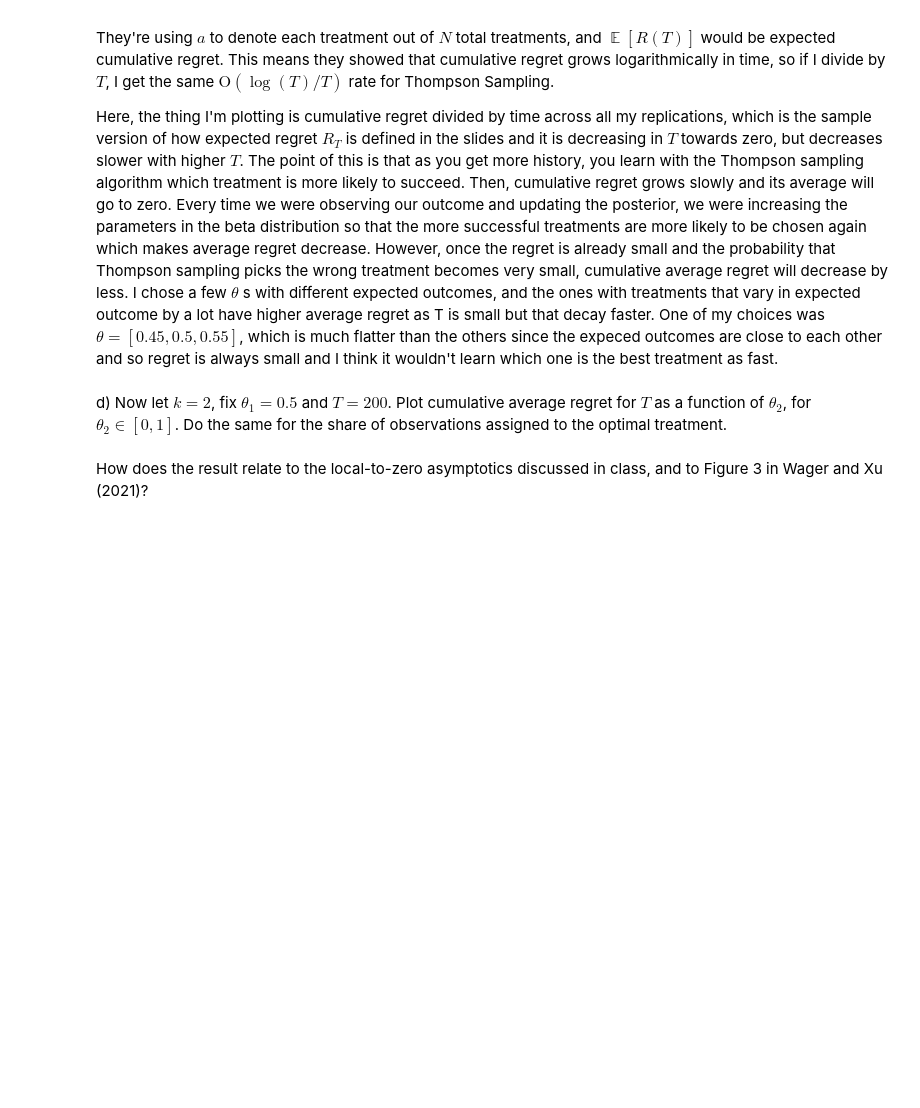
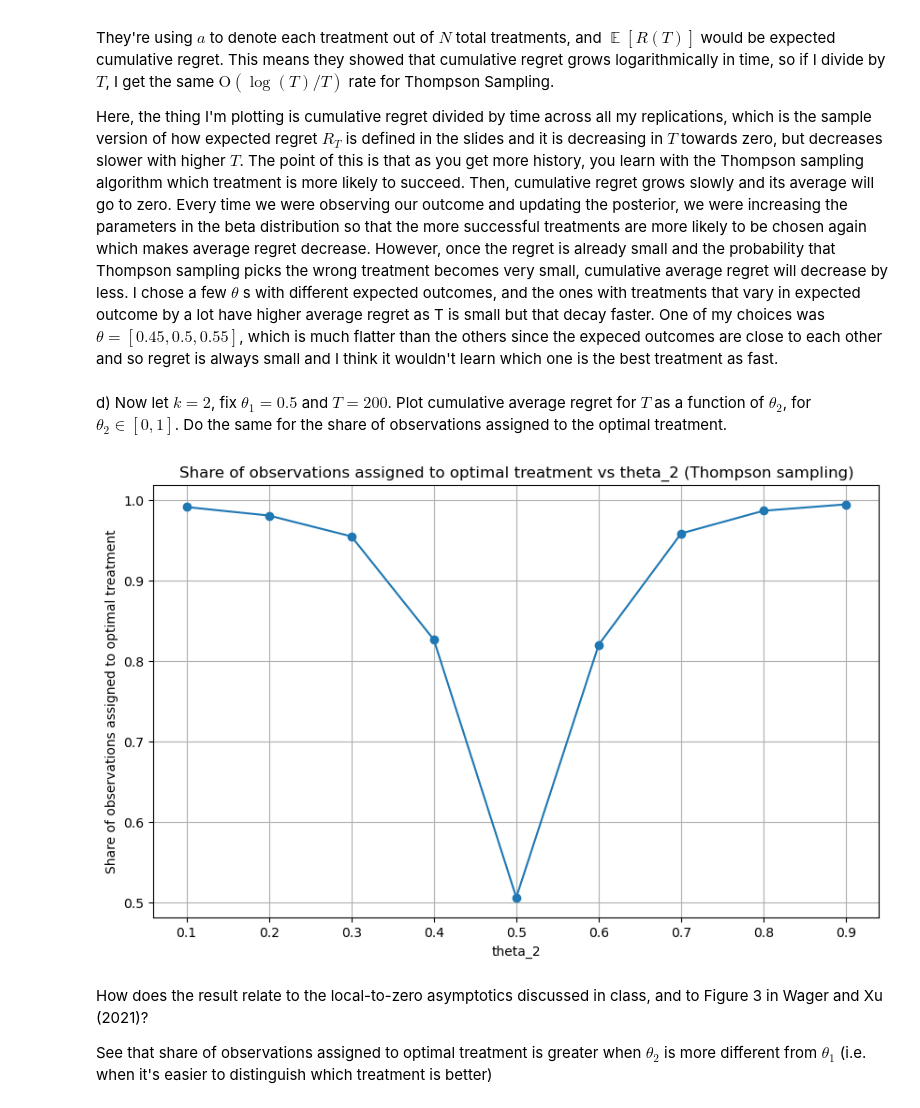
Before and after one commit to emilyfu1/assignments_ML, a Jupyter notebook: EmilyFu_A4.ipynb, the cells around one changed output. Drawn from its saved outputs; the diff is of its cells as text; code cells hidden in the pictures; blank space fills up the shorter version.

Commit message:
combine function

```diff
--- a/EmilyFu_A4.ipynb
+++ b/EmilyFu_A4.ipynb
@@ -139,16 +202,11 @@ $$\frac{1}{T} \sum_{1 \leq t \leq T} [(\text{max}_{d} \: \theta^{d}) - \theta^{D
 
 as a function of T, using a large number of replications $R$ (such as $R = 10.000$).
 # %%
-theta = [0.2, 0.5, 0.8]
-T = 100
-R = 10000
-
-avg_Y_t, avg_theta_Dt, avg_optimal, avg_regret_t, avg_cum_regret_t, avg_cumavg_regret_t = evaluate_bandit(T, theta,
-                                                                                                          R, seed=seed)
+avg_cumavg_regret = evaluate_bandit(T, theta, R, seed=seed)[-1]
 
 # plot average (across replications) of cumulative average regret as a function of T
 plt.figure(figsize=(10, 6))
-plt.plot(avg_cumavg_regret_t, label='Average across replications')
+plt.plot(avg_cumavg_regret, label='Average across replications')
 plt.xlabel('T')
 plt.ylabel('Cumulative average regret')
 plt.title('Average across replications of cumulative average regret as a function of T')
@@ -172,8 +230,8 @@ x = np.arange(1, T + 1)
 
 # calculate cumulative average regret for all thetas and plot them on the same graph
 for i, theta in enumerate(thetas):
-    avg_cumavg_regret_t = evaluate_bandit(T, theta, R, seed=seed)[-1]
-    plt.plot(x, avg_cumavg_regret_t, label=f'theta={theta}')
+    avg_cumavg_regret = evaluate_bandit(T, theta, R, seed=seed)[-1]
+    plt.plot(x, avg_cumavg_regret, label=f'theta={theta}')
 
 plt.xlabel('t')
 plt.ylabel('Cumulative average regret')
@@ -198,10 +256,20 @@ Here, the thing I'm plotting is cumulative regret divided by time across all my
 # %% [markdown]
 d) Now let $k = 2$, fix $\theta_{1} = 0.5$ and $T = 200$. Plot cumulative average regret for $T$ as a function of $\theta_{2}$, for $\theta_{2} \in [0,1]$. Do the same for the share of observations assigned to the optimal treatment.
 # %%
-# generate thetas with k = 2 and theta_1 = 0.5
-thetas = []
-# fill in theta_2 from 0.1 to 0.9 in increments of 0.1
-for theta_2 in np.arange(0.1, 1.0, 0.1):
-    thetas.append([0.5, theta_2])
+# plot share of observations assigned to the optimal treatment as a function of theta_2
+plt.figure(figsize=(10, 6))
+optimal_shares = []
+for theta in thetas_twoarm:
+    # get average optimal treatment assignment over time across replications for this theta
+    avg_optimal = evaluate_bandit(T, theta, R, seed=seed)[2]
+    ## share of observations assigned to optimal treatment at the end of T
+    optimal_shares.append(avg_optimal[-1])
 
-# plot share of observations assigned to the optimal treatment as a function of theta_2
+plt.plot(np.arange(0.1, 1.0, 0.1), optimal_shares, marker='o')
+plt.xlabel('theta_2')
+plt.ylabel('Share of observations assigned to optimal treatment')
+plt.title('Share of observations assigned to optimal treatment vs theta_2 (Thompson sampling)')
+plt.grid()
+plt.show()
+# %% [output]
+[figure, added]
@@ -208,5 +278,7 @@ for theta_2 in np.arange(0.1, 1.0, 0.1):
 # %% [markdown]
 How does the result relate to the local-to-zero asymptotics discussed in class, and to Figure 3 in Wager and Xu (2021)?
+
+See that share of observations assigned to optimal treatment is greater when $\theta_{2}$ is more different from $\theta_{1}$ (i.e. when it's easier to distinguish which treatment is better)
 # %% [markdown]
 2. In this problem, we will again consider the Bernoulli bandit, and compare Thompson sampling to exploration sampling, as discussed in Kasy and Sautmann (2021).
 
```
Also changed, not shown: parts of 9 cells of this notebook, 1 other file.
